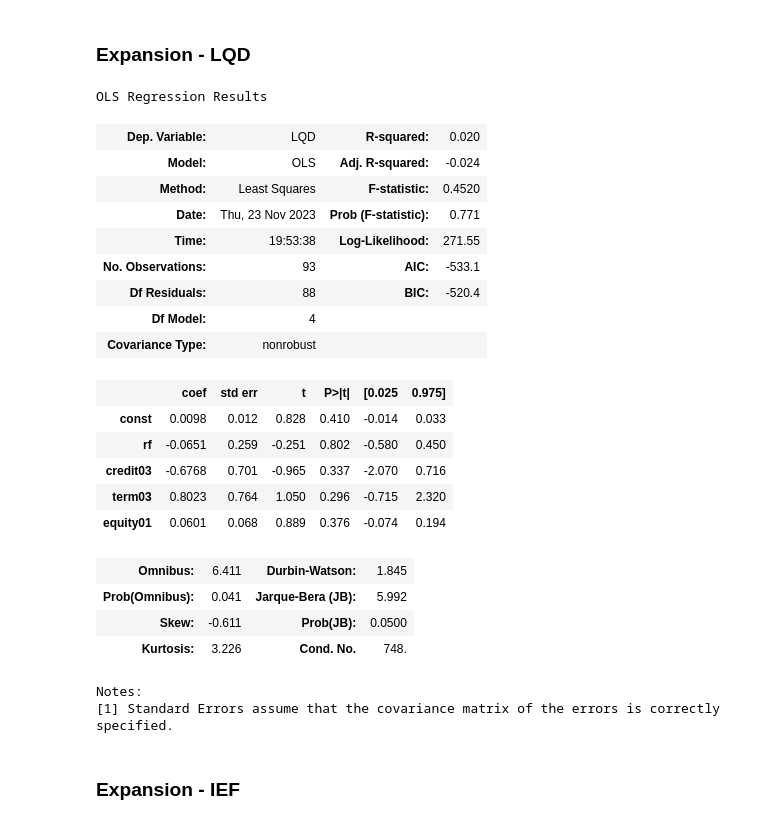
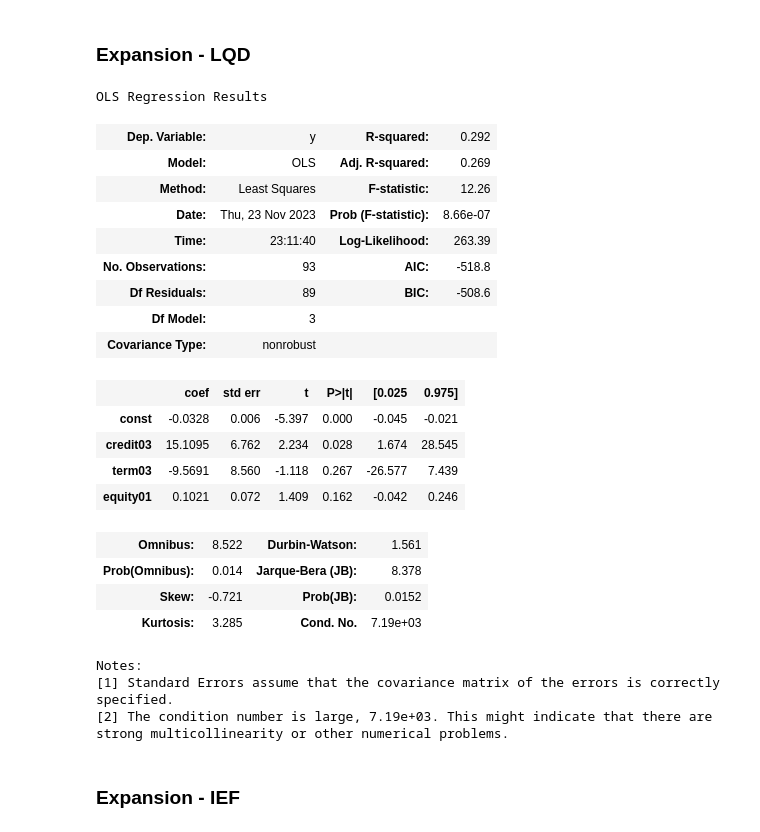
Before and after one commit to FELAB-KHU/S-PQuantTeam03, a Jupyter notebook: 1123/OLS_지영.ipynb, the cells around one changed output. Cells and saved outputs as stored; diff of their text form; code cells hidden in the pictures.

```diff
--- a/1123/OLS_지영.ipynb
+++ b/1123/OLS_지영.ipynb
@@ -151,10 +185,10 @@ data01 = data01[data01['recovery'] == 1]
 data01
 
 # Selecting relevant columns for the regression
-X = data01[['rf', 'credit03', 'term03', 'equity01']]
-y = data01['SPY']
+X = data01[['credit03', 'term03', 'equity01']]
+y = data01['SPY']-data01['rf']
 
-# Adding a constant to the independent variables
+# # Adding a constant to the independent variables
 X = sm.add_constant(X)
 
 # Performing the OLS regression
@@ -219,11 +275,10 @@ data02 = data02[data02['recovery'] == 1]
 data02
 
 # Selecting relevant columns for the regression
-X = data02[['rf', 'credit03', 'term03', 'equity01']]
-y = data02['LQD']
+X = data02[['credit03', 'term03', 'equity01']]
+y = data02['LQD']-data02['rf']
 
-# Adding a constant to the independent variables
-# import statsmodels.api as sm
+# # Adding a constant to the independent variables
 X = sm.add_constant(X)
 
 # Performing the OLS regression
@@ -287,8 +343,8 @@ data03 = data03[data03['recovery'] == 1]
 data03
 
 # Selecting relevant columns for the regression
-X = data03[['rf', 'credit03', 'term03','equity01']]
-y = data03['IEF']
+X = data03[['credit03', 'term03', 'equity01']]
+y = data03['IEF'] - data03['rf']
 
 # Adding a constant to the independent variables
 import statsmodels.api as sm
@@ -355,8 +412,8 @@ data04 = data04[data04['expansion'] == 1]
 data04
 
 # Selecting relevant columns for the regression
-X = data04[['rf', 'credit03','term03', 'equity01']]
-y = data04['SPY']
+X = data04[['credit03', 'term03', 'equity01']]
+y = data04['SPY'] - data04['rf']
 
 # Adding a constant to the independent variables
 import statsmodels.api as sm
@@ -410,54 +468,55 @@ data05.columns = ['DATE', 'LQD', 'rf', 'credit03', 'term03', 'equity01']
 data05['DATE'] = pd.to_datetime(data05['DATE'])
 data05['DATE'] = data05['DATE'].dt.strftime('%Y-%m')
 data05.set_index('DATE', inplace=True)
 
 # Assuming expansion_dates is a list of datetime objects representing the expansion dates
 expansion_dates = [pd.to_datetime(date).strftime('%Y-%m') for date in expansion]
 expansion_dates
 
 # expansion 컬럼 추가
 data05['expansion'] = data05.index.map(lambda x: 1 if x in expansion_dates else 0)
 
 # expansion 국면만 슬라이싱
 data05 = data05[data05['expansion'] == 1]
 data05
 
 # Selecting relevant columns for the regression
-X = data05[['rf', 'credit03', 'term03', 'equity01']]
-y = data05['LQD']
+X = data05[['credit03', 'term03', 'equity01']]
+y = data05['LQD'] - data05['rf']
 
 # Adding a constant to the independent variables
 import statsmodels.api as sm
 X = sm.add_constant(X)
 
 # Performing the OLS regression
 model05 = sm.OLS(y, X, missing='drop').fit()
 
 # Displaying the regression results
 model05.summary()
 # %% [output]
 OLS Regression Results
-| Dep. Variable: | LQD | R-squared: | 0.020 |
-| Model: | OLS | Adj. R-squared: | -0.024 |
-| Method: | Least Squares | F-statistic: | 0.4520 |
-| Date: | Thu, 23 Nov 2023 | Prob (F-statistic): | 0.771 |
-| Time: | 19:53:38 | Log-Likelihood: | 271.55 |
-| No. Observations: | 93 | AIC: | -533.1 |
-| Df Residuals: | 88 | BIC: | -520.4 |
-| Df Model: | 4 |  |  |
+| Dep. Variable: | y | R-squared: | 0.292 |
+| Model: | OLS | Adj. R-squared: | 0.269 |
+| Method: | Least Squares | F-statistic: | 12.26 |
+| Date: | Thu, 23 Nov 2023 | Prob (F-statistic): | 8.66e-07 |
+| Time: | 23:11:40 | Log-Likelihood: | 263.39 |
+| No. Observations: | 93 | AIC: | -518.8 |
+| Df Residuals: | 89 | BIC: | -508.6 |
+| Df Model: | 3 |  |  |
 | Covariance Type: | nonrobust |  |  |
 |  | coef | std err | t | P>|t| | [0.025 | 0.975] |
-| const | 0.0098 | 0.012 | 0.828 | 0.410 | -0.014 | 0.033 |
-| rf | -0.0651 | 0.259 | -0.251 | 0.802 | -0.580 | 0.450 |
-| credit03 | -0.6768 | 0.701 | -0.965 | 0.337 | -2.070 | 0.716 |
-| term03 | 0.8023 | 0.764 | 1.050 | 0.296 | -0.715 | 2.320 |
-| equity01 | 0.0601 | 0.068 | 0.889 | 0.376 | -0.074 | 0.194 |
+| const | -0.0328 | 0.006 | -5.397 | 0.000 | -0.045 | -0.021 |
+| credit03 | 15.1095 | 6.762 | 2.234 | 0.028 | 1.674 | 28.545 |
+| term03 | -9.5691 | 8.560 | -1.118 | 0.267 | -26.577 | 7.439 |
+| equity01 | 0.1021 | 0.072 | 1.409 | 0.162 | -0.042 | 0.246 |
-| Omnibus: | 6.411 | Durbin-Watson: | 1.845 |
-| Prob(Omnibus): | 0.041 | Jarque-Bera (JB): | 5.992 |
-| Skew: | -0.611 | Prob(JB): | 0.0500 |
-| Kurtosis: | 3.226 | Cond. No. | 748. |
+| Omnibus: | 8.522 | Durbin-Watson: | 1.561 |
+| Prob(Omnibus): | 0.014 | Jarque-Bera (JB): | 8.378 |
+| Skew: | -0.721 | Prob(JB): | 0.0152 |
+| Kurtosis: | 3.285 | Cond. No. | 7.19e+03 |
 Notes:
 [1] Standard Errors assume that the covariance matrix of the errors is correctly specified.
+[2] The condition number is large, 7.19e+03. This might indicate that there are
+strong multicollinearity or other numerical problems.
 # %% [markdown]
 ### Expansion - IEF
 # %%
```
Also changed, not shown: parts of 37 cells of this notebook, 3 other files.
